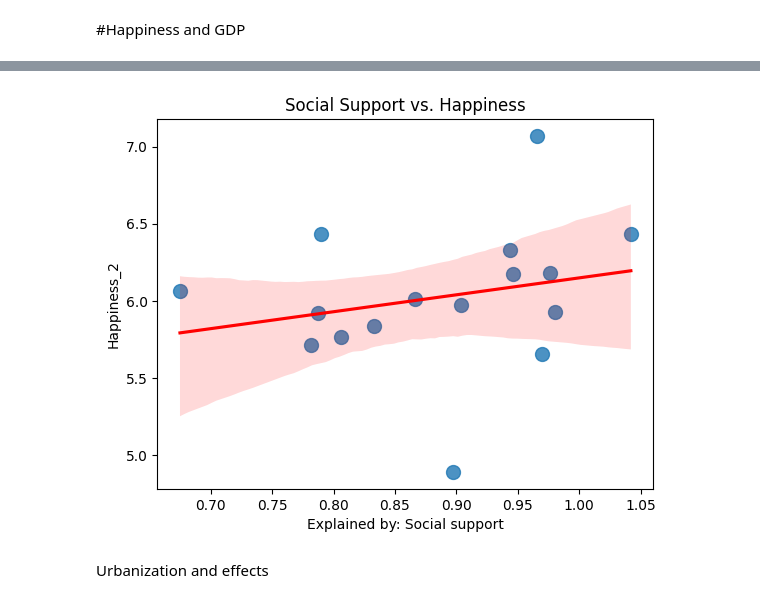
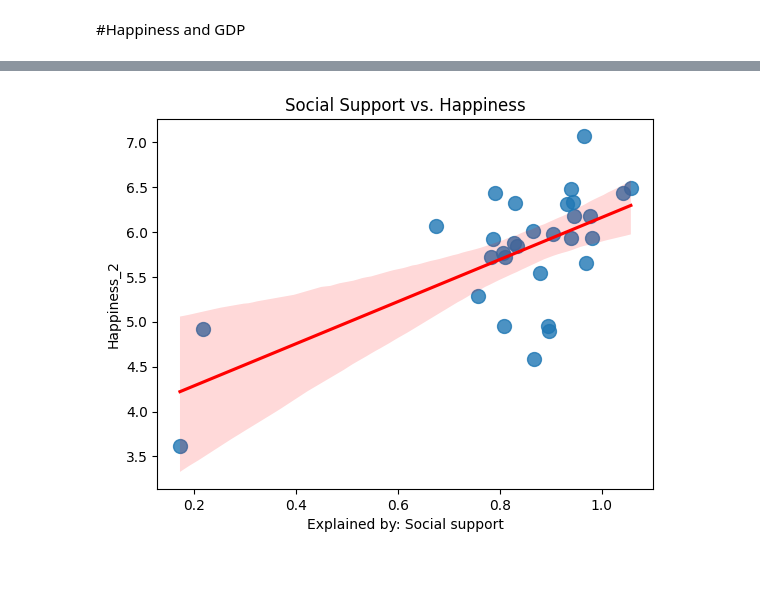
Before and after one commit to hetpatel007/Het_Special_Topics, a Jupyter notebook: Copy_of_Independent.ipynb, the cells around one changed output, grey strips where cells are left out. Drawn from its saved outputs; the diff is of its cells as text; code cells hidden in the pictures; blank space fills up the shorter version.

```diff
--- a/Copy_of_Independent.ipynb
+++ b/Copy_of_Independent.ipynb
@@ -490,15 +547,19 @@ print(Happiness_2.head())
 3                         1.172
 4                         1.079
 # %%
-# List of South American countries
-south_american_countries = [
+latin_american_countries = [
     'Argentina', 'Bolivia', 'Brazil', 'Chile', 'Colombia', 'Ecuador',
-    'Guyana', 'Paraguay', 'Peru', 'Suriname', 'Uruguay', 'Venezuela'
+    'Paraguay', 'Peru', 'Uruguay', 'Venezuela', 'Nicaragua', 'Panama',
+    'Costa Rica', 'El Salvador', 'Guatemala', 'Honduras', 'Mexico',
+    'Jamaica', 'Dominican Republic', 'Haiti', 'Bahamas', 'Trinidad and Tobago',
+    'Barbados', 'Cuba', 'Suriname', 'Puerto Rico', 'Guyana', 'Belize',
+    'Spain', 'Portugal', 'Italy', 'Philippines', 'Turkey', 'South Africa',
+    'Morocco', 'Lebanon', 'Armenia', 'Greece'
 ]
 
-# Filter the dataset to include only South American countries
-Happiness_South_America_2 = Happiness_2[Happiness_2['Country'].isin(south_american_countries)]
+# Filter the dataset to include only the selected countries
+Happiness_Latin_America = Happiness_2[Happiness_2['Country'].isin(latin_american_countries)]
 
 # Display the first few rows of the filtered dataset
-print(Happiness_South_America_2.head())
+print(Happiness_Latin_America.head())
 # %% [output]
@@ -518,20 +578,0 @@ print(Happiness_South_America_2.head())
-# %%
-# List of South American countries
-south_american_countries = [
-    'Argentina', 'Bolivia', 'Brazil', 'Chile', 'Colombia', 'Ecuador',
-    'Guyana', 'Paraguay', 'Peru', 'Suriname', 'Uruguay', 'Venezuela'
-]
-
-# List of Central American countries
-central_american_countries = [
-    'Nicaragua', 'Panama', 'Costa Rica', 'El Salvador', 'Guatemala', 'Honduras', 'Belize'
-]
-
-# Combine the two lists
-latin_american_countries = south_american_countries + central_american_countries
-
-# Filter the dataset to include only South and Central American countries
-Happiness_Latin_America = Happiness_2[Happiness_2['Country'].isin(latin_american_countries)]
-
-# Display the first few rows of the filtered dataset
-print(Happiness_Latin_America.head())
@@ -680,0 +769,6 @@ final_merged_df_2.head()
+# %%
+# Merge the two dataframes based on the 'Country' column
+dx = pd.merge(final_merged_df_2, mental_health_2010, on='Country', how='inner')
+
+# Display the merged dataframe to ensure the merge was successful
+print(dx.head())
@@ -899,10 +1045,8 @@ plt.show()
 # %%
  #Understanding the Impact of Social Support:
 # %%
-sns.regplot(x='Explained by: Social support', y='Happiness_2', data=final_merged_df_2, scatter_kws={'s': 100}, line_kws={'color': 'red'})
+sns.regplot(x='Explained by: Social support', y='Happiness_2', data=dx, scatter_kws={'s': 100}, line_kws={'color': 'red'})
 plt.title('Social Support vs. Happiness')
 plt.show()
 # %% [output]
-[figure, old version]
+[figure, new version]
-# %% [markdown]
-Urbanization and effects
```
Also changed, not shown: parts of 51 cells of this notebook.
